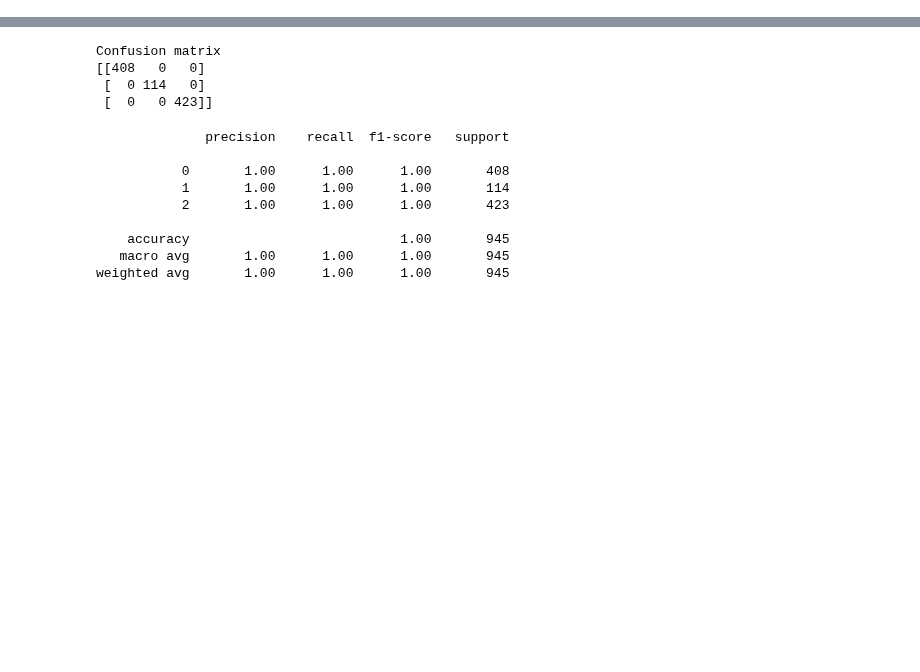
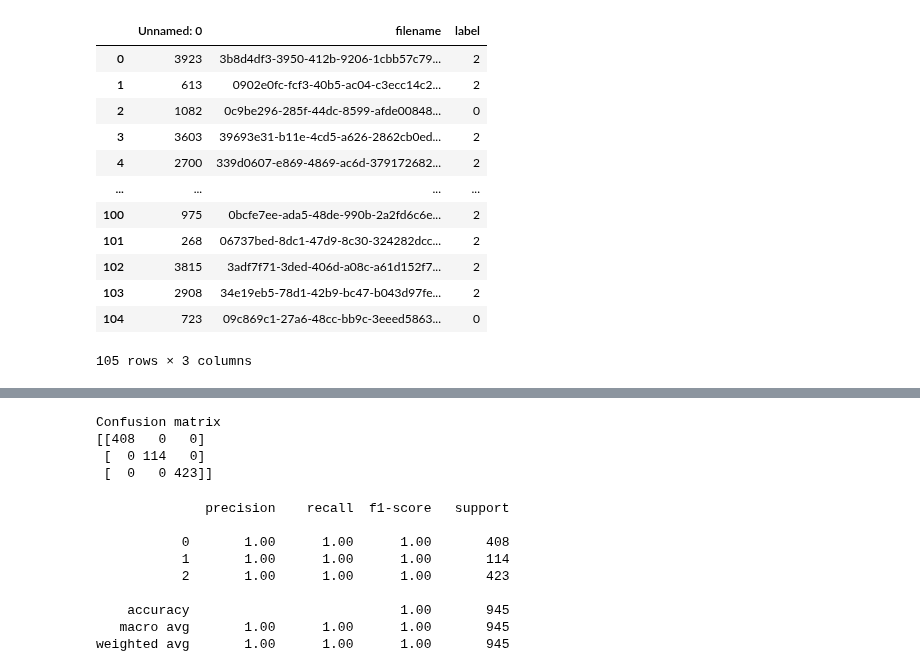
Before and after one commit to ramkicse/covid19-chest-x-ray, a Jupyter notebook: 3.Evaluate.ipynb, the cells around one changed output, grey strips where cells are left out. Saved outputs shown, nothing was run; the diff lists cells and outputs as text; code cells hidden in the pictures; blank space fills up the shorter version.

```diff
--- a/3.Evaluate.ipynb
+++ b/3.Evaluate.ipynb
@@ -46,2 +112,19 @@ criterion = nn.CrossEntropyLoss()
+# %%
+val_df = pd.read_csv(os.path.join(os.getcwd(), 'data', 'test.csv'))
+val_df
+# %% [output]
+|  | Unnamed: 0 | filename | label |
+| 0 | 3923 | 3b8d4df3-3950-412b-9206-1cbb57c79... | 2 |
+| 1 | 613 | 0902e0fc-fcf3-40b5-ac04-c3ecc14c2... | 2 |
+| 2 | 1082 | 0c9be296-285f-44dc-8599-afde00848... | 0 |
+| 3 | 3603 | 39693e31-b11e-4cd5-a626-2862cb0ed... | 2 |
+| 4 | 2700 | 339d0607-e869-4869-ac6d-379172682... | 2 |
+| ... | ... | ... | ... |
+| 100 | 975 | 0bcfe7ee-ada5-48de-990b-2a2fd6c6e... | 2 |
+| 101 | 268 | 06737bed-8dc1-47d9-8c30-324282dcc... | 2 |
+| 102 | 3815 | 3adf7f71-3ded-406d-a08c-a61d152f7... | 2 |
+| 103 | 2908 | 34e19eb5-78d1-42b9-bc47-b043d97fe... | 2 |
+| 104 | 723 | 09c869c1-27a6-48cc-bb9c-3eeed5863... | 0 |
+105 rows × 3 columns
 # %%
 batch_size = 128
```
Also changed, not shown: parts of 54 cells of this notebook, 12 other files.
